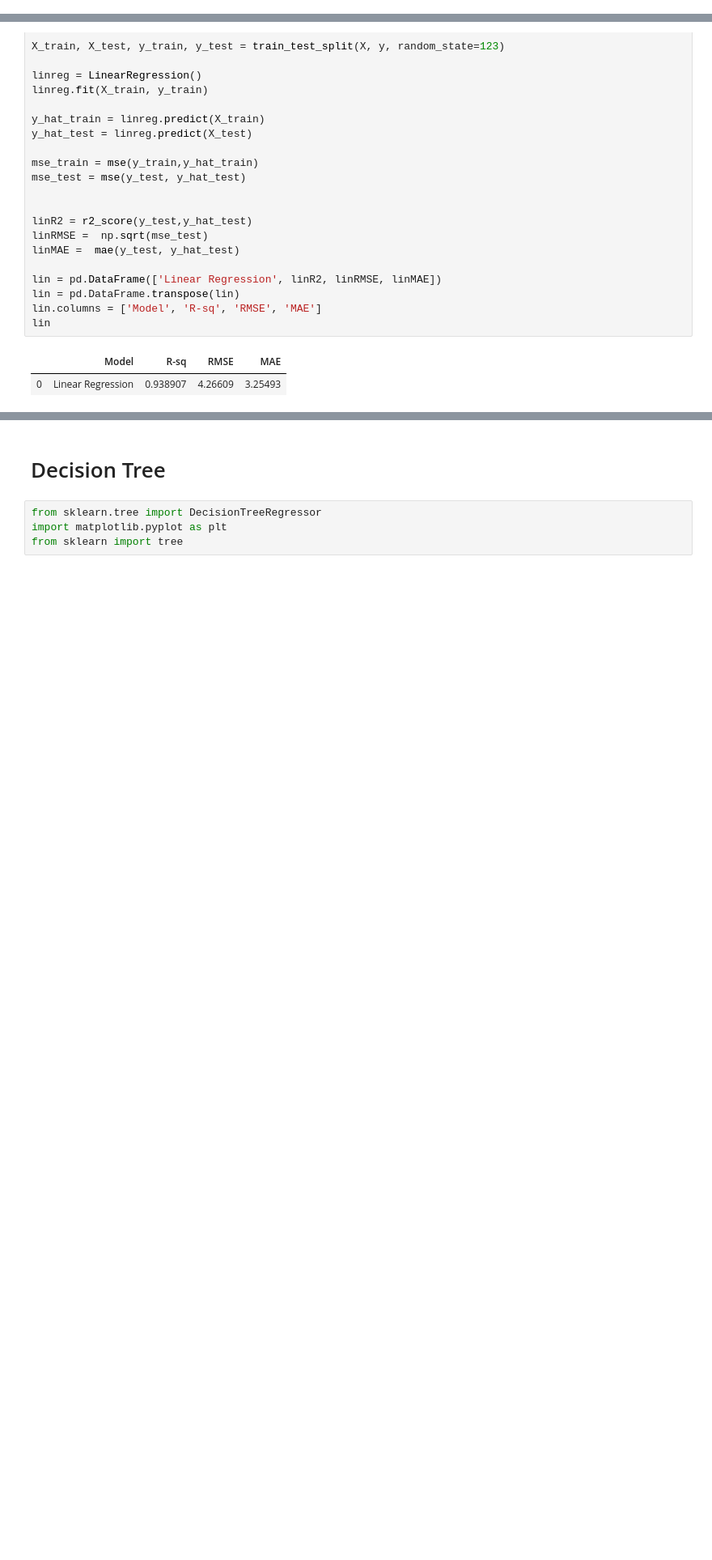
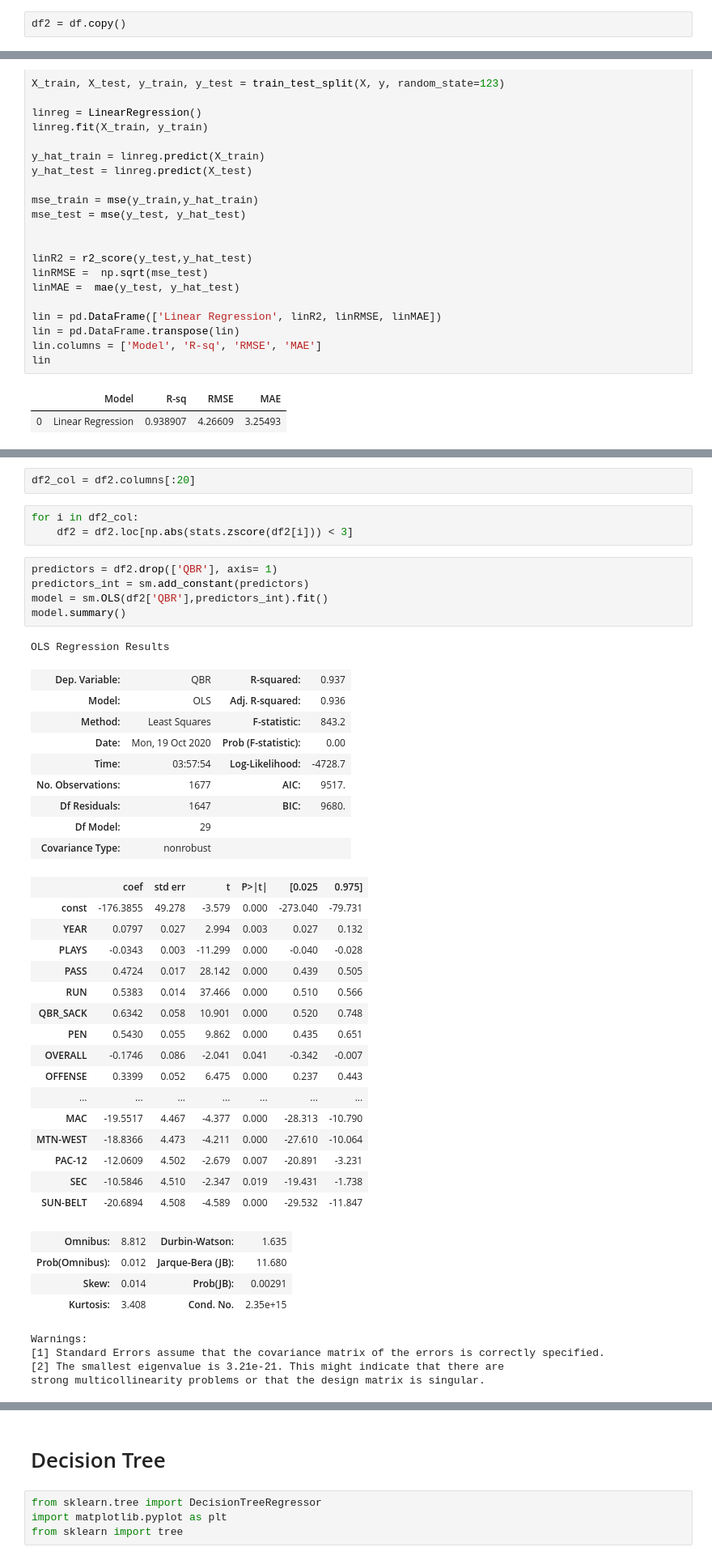
Before and after one commit to bt02/NCAA-Quaterback-Analysis, a Jupyter notebook: model.ipynb, the cells around one changed output, grey strips where cells are left out. Shown: that part at 81% size. Cells and saved outputs as stored; diff of their text form; blank space fills up the shorter version.

Commit message:
running model

```diff
--- a/model.ipynb
+++ b/model.ipynb
@@ -37,6 +38,8 @@ df = pd.concat([df, dum], axis=1)
 df.drop('COLLEGE', axis = 1, inplace = True)
 # %%
 df = df.dropna()
+# %%
+df2 = df.copy()
 # %%
 predictors = df.drop(['QBR'], axis= 1)
 predictors_int = sm.add_constant(predictors)
@@ -106,0 +112,45 @@ lin
+# %%
+df2_col = df2.columns[:20]
+# %%
+for i in df2_col:
+    df2 = df2.loc[np.abs(stats.zscore(df2[i])) < 3]
+# %%
+predictors = df2.drop(['QBR'], axis= 1)
+predictors_int = sm.add_constant(predictors)
+model = sm.OLS(df2['QBR'],predictors_int).fit()
+model.summary()
+# %% [output]
+OLS Regression Results
+| Dep. Variable: | QBR | R-squared: | 0.937 |
+| Model: | OLS | Adj. R-squared: | 0.936 |
+| Method: | Least Squares | F-statistic: | 843.2 |
+| Date: | Mon, 19 Oct 2020 | Prob (F-statistic): | 0.00 |
+| Time: | 03:57:54 | Log-Likelihood: | -4728.7 |
+| No. Observations: | 1677 | AIC: | 9517. |
+| Df Residuals: | 1647 | BIC: | 9680. |
+| Df Model: | 29 |  |  |
+| Covariance Type: | nonrobust |  |  |
+|  | coef | std err | t | P>|t| | [0.025 | 0.975] |
+| const | -176.3855 | 49.278 | -3.579 | 0.000 | -273.040 | -79.731 |
+| YEAR | 0.0797 | 0.027 | 2.994 | 0.003 | 0.027 | 0.132 |
+| PLAYS | -0.0343 | 0.003 | -11.299 | 0.000 | -0.040 | -0.028 |
+| PASS | 0.4724 | 0.017 | 28.142 | 0.000 | 0.439 | 0.505 |
+| RUN | 0.5383 | 0.014 | 37.466 | 0.000 | 0.510 | 0.566 |
+| QBR_SACK | 0.6342 | 0.058 | 10.901 | 0.000 | 0.520 | 0.748 |
+| PEN | 0.5430 | 0.055 | 9.862 | 0.000 | 0.435 | 0.651 |
+| OVERALL | -0.1746 | 0.086 | -2.041 | 0.041 | -0.342 | -0.007 |
+| OFFENSE | 0.3399 | 0.052 | 6.475 | 0.000 | 0.237 | 0.443 |
+| ... | ... | ... | ... | ... | ... | ... |
+| MAC | -19.5517 | 4.467 | -4.377 | 0.000 | -28.313 | -10.790 |
+| MTN-WEST | -18.8366 | 4.473 | -4.211 | 0.000 | -27.610 | -10.064 |
+| PAC-12 | -12.0609 | 4.502 | -2.679 | 0.007 | -20.891 | -3.231 |
+| SEC | -10.5846 | 4.510 | -2.347 | 0.019 | -19.431 | -1.738 |
+| SUN-BELT | -20.6894 | 4.508 | -4.589 | 0.000 | -29.532 | -11.847 |
+| Omnibus: | 8.812 | Durbin-Watson: | 1.635 |
+| Prob(Omnibus): | 0.012 | Jarque-Bera (JB): | 11.680 |
+| Skew: | 0.014 | Prob(JB): | 0.00291 |
+| Kurtosis: | 3.408 | Cond. No. | 2.35e+15 |
+Warnings:
+[1] Standard Errors assume that the covariance matrix of the errors is correctly specified.
+[2] The smallest eigenvalue is 3.21e-21. This might indicate that there are
+strong multicollinearity problems or that the design matrix is singular.
```
Also changed, not shown: parts of 7 cells of this notebook.
